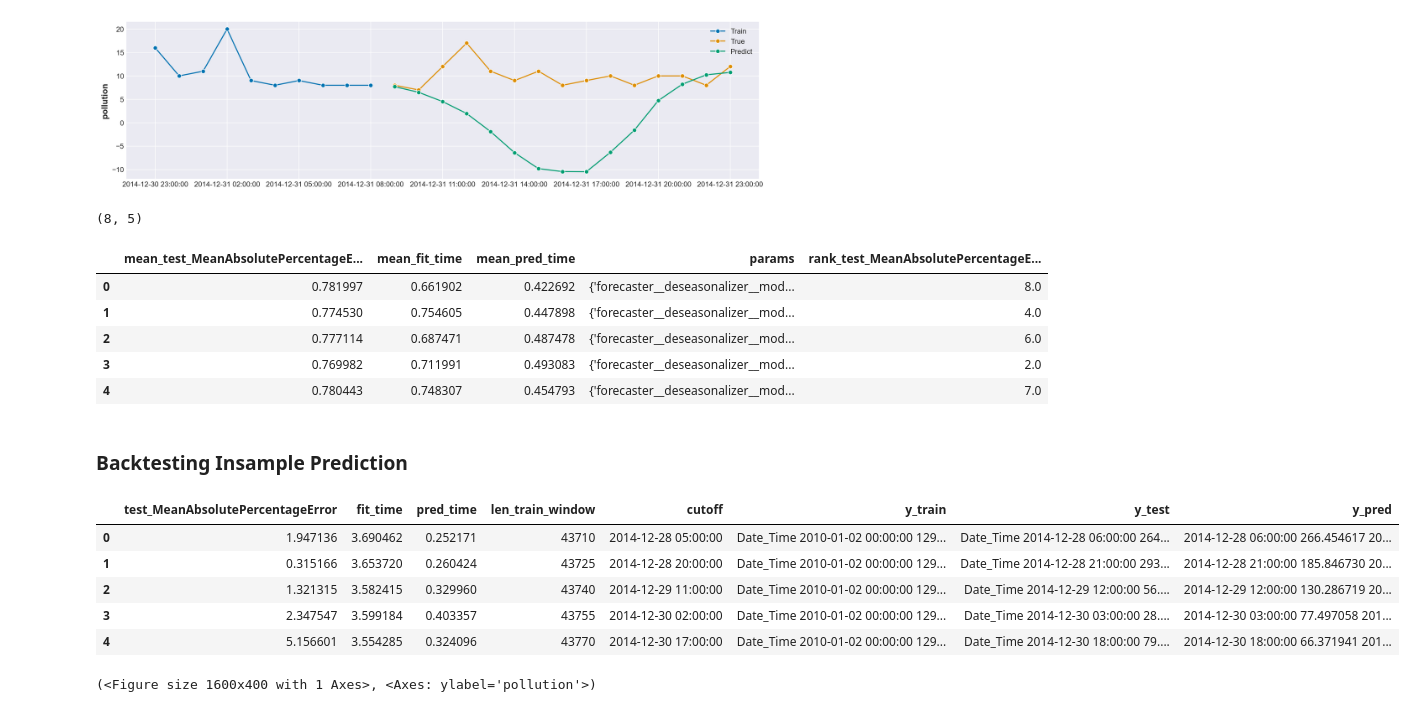
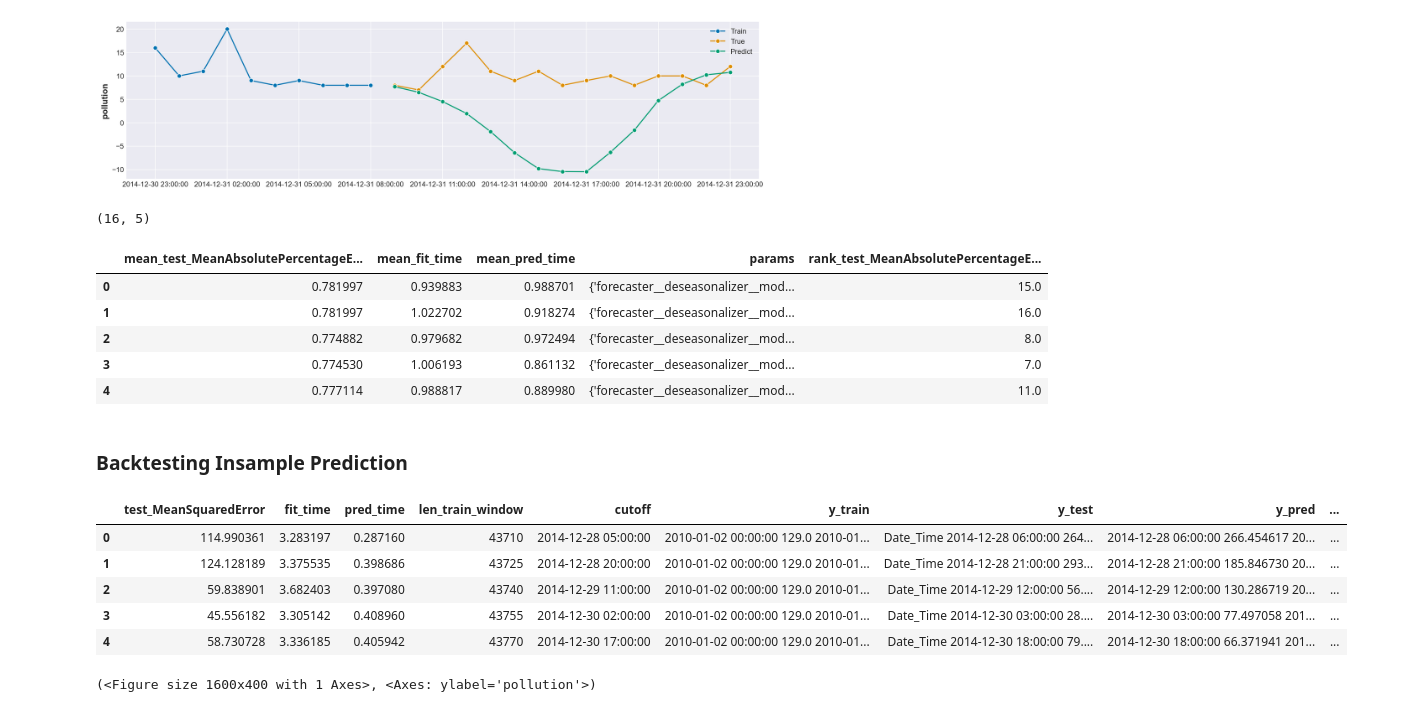
Before and after one commit to RahulDas-dev/Time-Series-Examples, a Jupyter notebook: sktime/Liner Model + Conditional Deseasonalizer + Detrender.ipynb, the cells around one changed output. Cells and saved outputs as stored; diff of their text form; code cells hidden in the pictures.

```diff
--- a/sktime/Liner Model + Conditional Deseasonalizer + Detrender.ipynb
+++ b/sktime/Liner Model + Conditional Deseasonalizer + Detrender.ipynb
@@ -139,13 +139,20 @@ intital_window_size 43710 , step_length 15 for fold 5
 [figure]
 # %%
 from sklearn.preprocessing import MinMaxScaler
-from sklearn.linear_model import LinearRegression
+
+try:
+    from sklearnex.linear_model import LinearRegression
+
+    print("Importing sklearnex LinearRegression")
+except ImportError:
+    from sklearn.linear_model import LinearRegression
 
 from sktime.forecasting.compose import (
     ForecastingPipeline,
     make_reduction,
     TransformedTargetForecaster,
 )
+from sktime.transformations.compose import OptionalPassthrough
 from sktime.transformations.series.adapt import TabularToSeriesAdaptor
 from sktime.transformations.compose import TransformerPipeline
 from sktime.transformations.series.impute import Imputer
@@ -160,6 +167,7 @@ from sktime.forecasting.model_selection import ForecastingGridSearchCV
 from sktime.performance_metrics.forecasting import MeanAbsolutePercentageError
 
 param_grid = {
+    "scaler_x__passthrough": [True, False],
     "forecaster__deseasonalizer__model": ["additive"],
     "forecaster__deseasonalizer__sp": [24, 48],
     "forecaster__detrender__forecaster__degree": [1, 2],
@@ -175,7 +183,12 @@ forecaster_pipe = ForecastingPipeline(
                 steps=[("imputer_x", Imputer(method="ffill", random_state=80))]
             ),
         ),
-        ("scaler_x", TabularToSeriesAdaptor(MinMaxScaler())),
+        (
+            "scaler_x",
+            OptionalPassthrough(
+                TabularToSeriesAdaptor(MinMaxScaler()), passthrough=True
+            ),
+        ),
         (
             "forecaster",
             TransformedTargetForecaster(
@@ -221,8 +234,8 @@ gscv = ForecastingGridSearchCV(
     scoring=MeanAbsolutePercentageError(symmetric=True),
     cv=cv,
     param_grid=param_grid,
-    verbose=10,
-    n_jobs=n_cpu,
+    verbose=3,
+    n_jobs=-1,
     refit=True,
     error_score="raise",
 )
@@ -263,34 +275,50 @@ Freq: H, Name: pollution, dtype: float64
 print(gscv.cv_results_.shape)
 gscv.cv_results_.head()
 # %% [output]
-(8, 5)
+(16, 5)
 |  | mean_test_MeanAbsolutePercentageE... | mean_fit_time | mean_pred_time | params | rank_test_MeanAbsolutePercentageE... |
-| 0 | 0.781997 | 0.661902 | 0.422692 | {'forecaster__deseasonalizer__mod... | 8.0 |
-| 1 | 0.774530 | 0.754605 | 0.447898 | {'forecaster__deseasonalizer__mod... | 4.0 |
-| 2 | 0.777114 | 0.687471 | 0.487478 | {'forecaster__deseasonalizer__mod... | 6.0 |
-| 3 | 0.769982 | 0.711991 | 0.493083 | {'forecaster__deseasonalizer__mod... | 2.0 |
-| 4 | 0.780443 | 0.748307 | 0.454793 | {'forecaster__deseasonalizer__mod... | 7.0 |
+| 0 | 0.781997 | 0.939883 | 0.988701 | {'forecaster__deseasonalizer__mod... | 15.0 |
+| 1 | 0.781997 | 1.022702 | 0.918274 | {'forecaster__deseasonalizer__mod... | 16.0 |
+| 2 | 0.774882 | 0.979682 | 0.972494 | {'forecaster__deseasonalizer__mod... | 8.0 |
+| 3 | 0.774530 | 1.006193 | 0.861132 | {'forecaster__deseasonalizer__mod... | 7.0 |
+| 4 | 0.777114 | 0.988817 | 0.889980 | {'forecaster__deseasonalizer__mod... | 11.0 |
 # %% [markdown]
 ### Backtesting Insample Prediction
 # %%
 from sktime.forecasting.model_evaluation import evaluate
+
+from sktime.performance_metrics.forecasting import (
+    MeanSquaredError,
+    MeanAbsoluteError,
+    MeanAbsolutePercentageError,
+    MeanAbsoluteScaledError,
+)
+
+losses = [
+    MeanSquaredError(),
+    MeanSquaredError(square_root=True),
+    MeanAbsoluteError(),
+    MeanAbsolutePercentageError(),
+    MeanAbsolutePercentageError(symmetric=False),
+    MeanAbsoluteScaledError(),
+]
 
 results = evaluate(
     forecaster=gscv.best_forecaster_,
     y=y_train,
     X=x_train,
     cv=cv,
-    scoring=MeanAbsolutePercentageError(symmetric=False),
+    scoring=losses,
     return_data=True,
 )
 results
 # %% [output]
-|  | test_MeanAbsolutePercentageError | fit_time | pred_time | len_train_window | cutoff | y_train | y_test | y_pred |
-| 0 | 1.947136 | 3.690462 | 0.252171 | 43710 | 2014-12-28 05:00:00 | Date_Time 2010-01-02 00:00:00 129... | Date_Time 2014-12-28 06:00:00 264... | 2014-12-28 06:00:00 266.454617 20... |
-| 1 | 0.315166 | 3.653720 | 0.260424 | 43725 | 2014-12-28 20:00:00 | Date_Time 2010-01-02 00:00:00 129... | Date_Time 2014-12-28 21:00:00 293... | 2014-12-28 21:00:00 185.846730 20... |
-| 2 | 1.321315 | 3.582415 | 0.329960 | 43740 | 2014-12-29 11:00:00 | Date_Time 2010-01-02 00:00:00 129... | Date_Time 2014-12-29 12:00:00 56.... | 2014-12-29 12:00:00 130.286719 20... |
-| 3 | 2.347547 | 3.599184 | 0.403357 | 43755 | 2014-12-30 02:00:00 | Date_Time 2010-01-02 00:00:00 129... | Date_Time 2014-12-30 03:00:00 28.... | 2014-12-30 03:00:00 77.497058 201... |
-| 4 | 5.156601 | 3.554285 | 0.324096 | 43770 | 2014-12-30 17:00:00 | Date_Time 2010-01-02 00:00:00 129... | Date_Time 2014-12-30 18:00:00 79.... | 2014-12-30 18:00:00 66.371941 201... |
+|  | test_MeanSquaredError | fit_time | pred_time | len_train_window | cutoff | y_train | y_test | y_pred | ... |
+| 0 | 114.990361 | 3.283197 | 0.287160 | 43710 | 2014-12-28 05:00:00 | 2010-01-02 00:00:00 129.0 2010-01... | Date_Time 2014-12-28 06:00:00 264... | 2014-12-28 06:00:00 266.454617 20... | ... |
+| 1 | 124.128189 | 3.375535 | 0.398686 | 43725 | 2014-12-28 20:00:00 | 2010-01-02 00:00:00 129.0 2010-01... | Date_Time 2014-12-28 21:00:00 293... | 2014-12-28 21:00:00 185.846730 20... | ... |
+| 2 | 59.838901 | 3.682403 | 0.397080 | 43740 | 2014-12-29 11:00:00 | 2010-01-02 00:00:00 129.0 2010-01... | Date_Time 2014-12-29 12:00:00 56.... | 2014-12-29 12:00:00 130.286719 20... | ... |
+| 3 | 45.556182 | 3.305142 | 0.408960 | 43755 | 2014-12-30 02:00:00 | 2010-01-02 00:00:00 129.0 2010-01... | Date_Time 2014-12-30 03:00:00 28.... | 2014-12-30 03:00:00 77.497058 201... | ... |
+| 4 | 58.730728 | 3.336185 | 0.405942 | 43770 | 2014-12-30 17:00:00 | 2010-01-02 00:00:00 129.0 2010-01... | Date_Time 2014-12-30 18:00:00 79.... | 2014-12-30 18:00:00 66.371941 201... | ... |
 # %%
 plot_series(
     y_train.tail(100),
```
Also changed, not shown: parts of 4 cells of this notebook, 3 other files.
